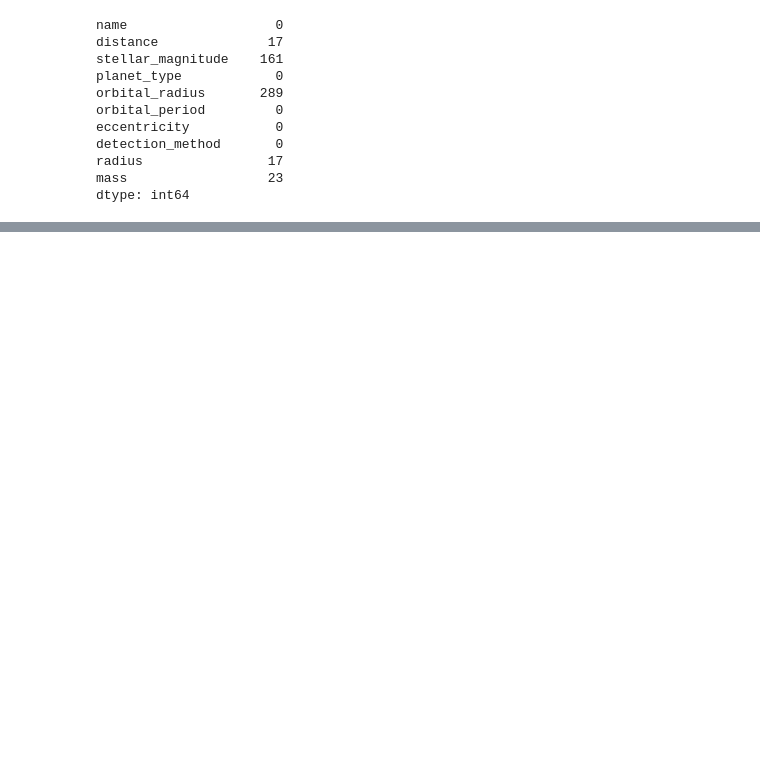
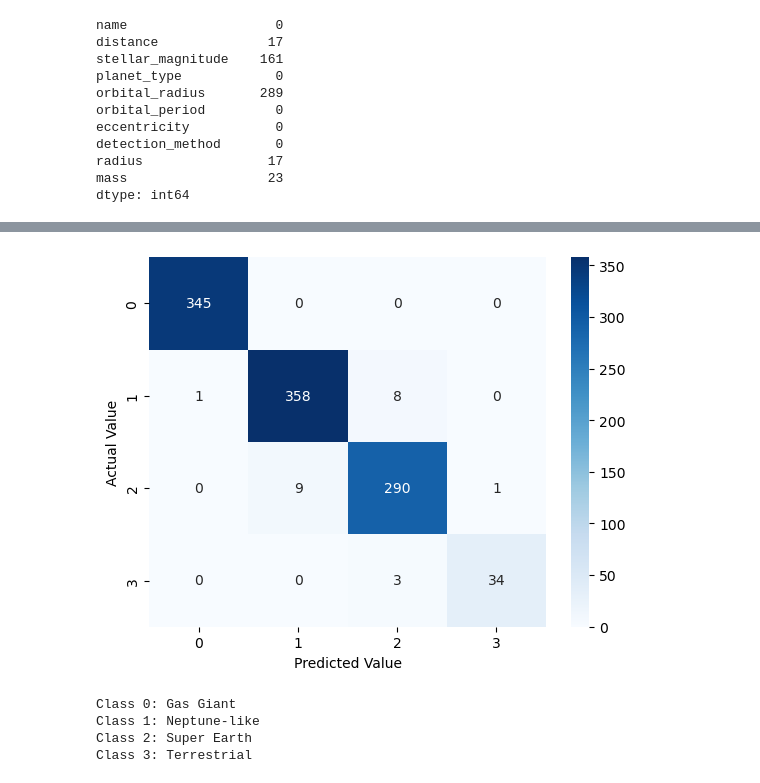
Before and after one commit to jkmschoultz/exoplanet-classifier, a Jupyter notebook: exoplanet_classification.ipynb, the cells around one changed output, grey strips where cells are left out. Drawn from its saved outputs; the diff is of its cells as text; code cells hidden in the pictures; blank space fills up the shorter version.

```diff
--- a/exoplanet_classification.ipynb
+++ b/exoplanet_classification.ipynb
@@ -90,3 +90,11 @@ detection_method       0
 radius                17
 mass                  23
 dtype: int64
+# %%
+# Possible planet types
+print(df.planet_type.unique())
+print(df[df.planet_type == 'Unknown'])
+#df = pd.get_dummies(df, columns=['detection_method'], drop_first=True)
+unknown = df[df.planet_type == 'Unknown']
+df = df.drop(df[df.planet_type == 'Unknown'].index) # Drop unknown planets
+print(df.planet_type.unique())
@@ -92,0 +177,31 @@ dtype: int64
+# %%
+from sklearn.preprocessing import label_binarize
+import seaborn as sns
+import matplotlib.pyplot as plt
+
+# Confusion matrix of results
+cm = confusion_matrix(y_test, y_pred)
+sns.heatmap(cm, annot=True, fmt="d", cmap="Blues")
+plt.xlabel("Predicted Value")
+plt.ylabel("Actual Value")
+plt.show()
+
+# Assuming 'y_test' contains the true labels and 'y_pred' contains the predicted labels
+unique_labels = np.unique(y_test)
+
+class_mapping = {}
+for i, label in enumerate(unique_labels):
+    class_mapping[i] = label
+
+# Use class_mapping to map the numeric labels to their corresponding planet types
+mapped_y_test = np.vectorize(class_mapping.get)(y_test)
+mapped_y_pred = np.vectorize(class_mapping.get)(y_pred)
+
+for i, label in class_mapping.items():
+    print(f"Class {i}: {label}")
+# %% [output]
+[figure, added]
+Class 0: Gas Giant
+Class 1: Neptune-like
+Class 2: Super Earth
+Class 3: Terrestrial
```
Also changed, not shown: parts of 2 cells of this notebook.
